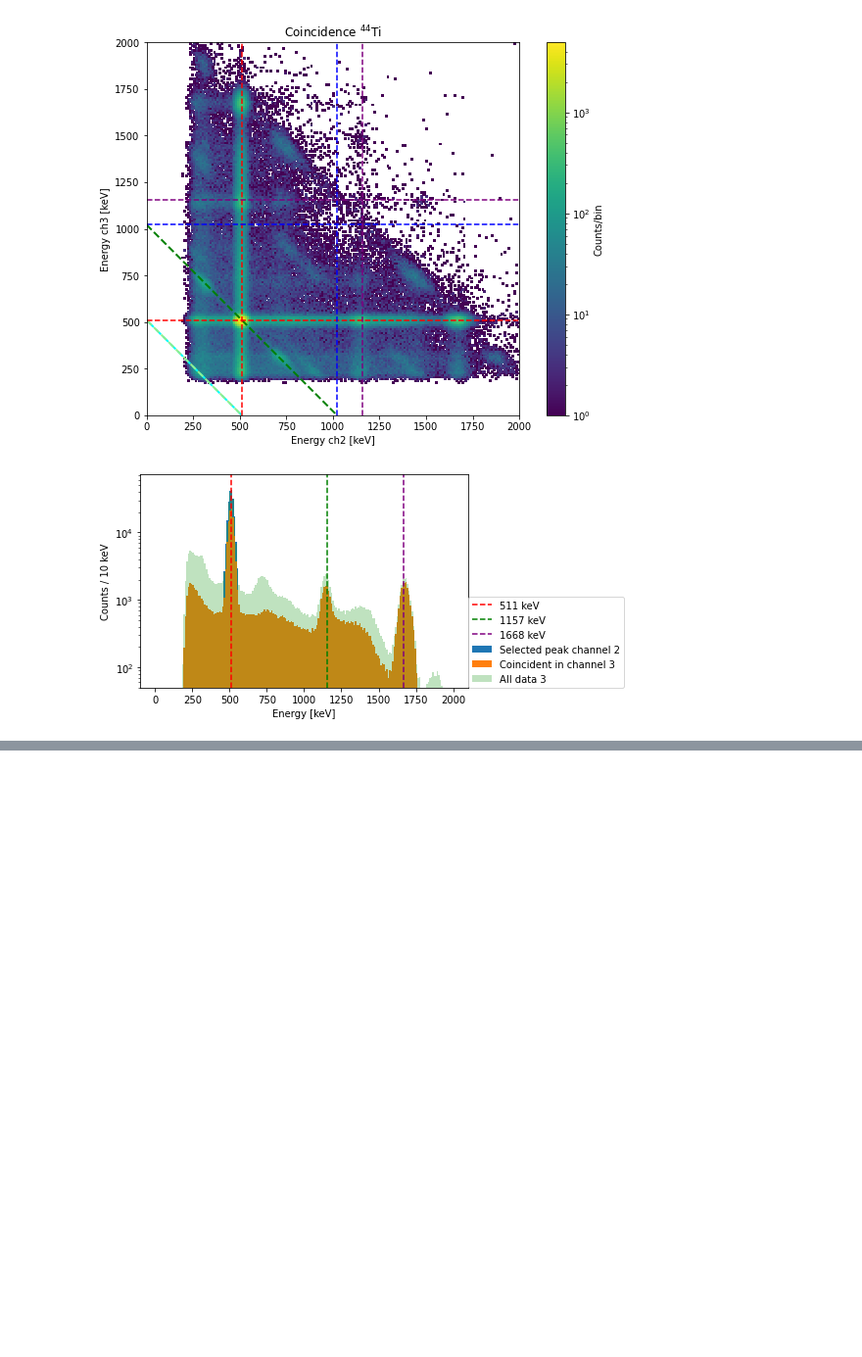
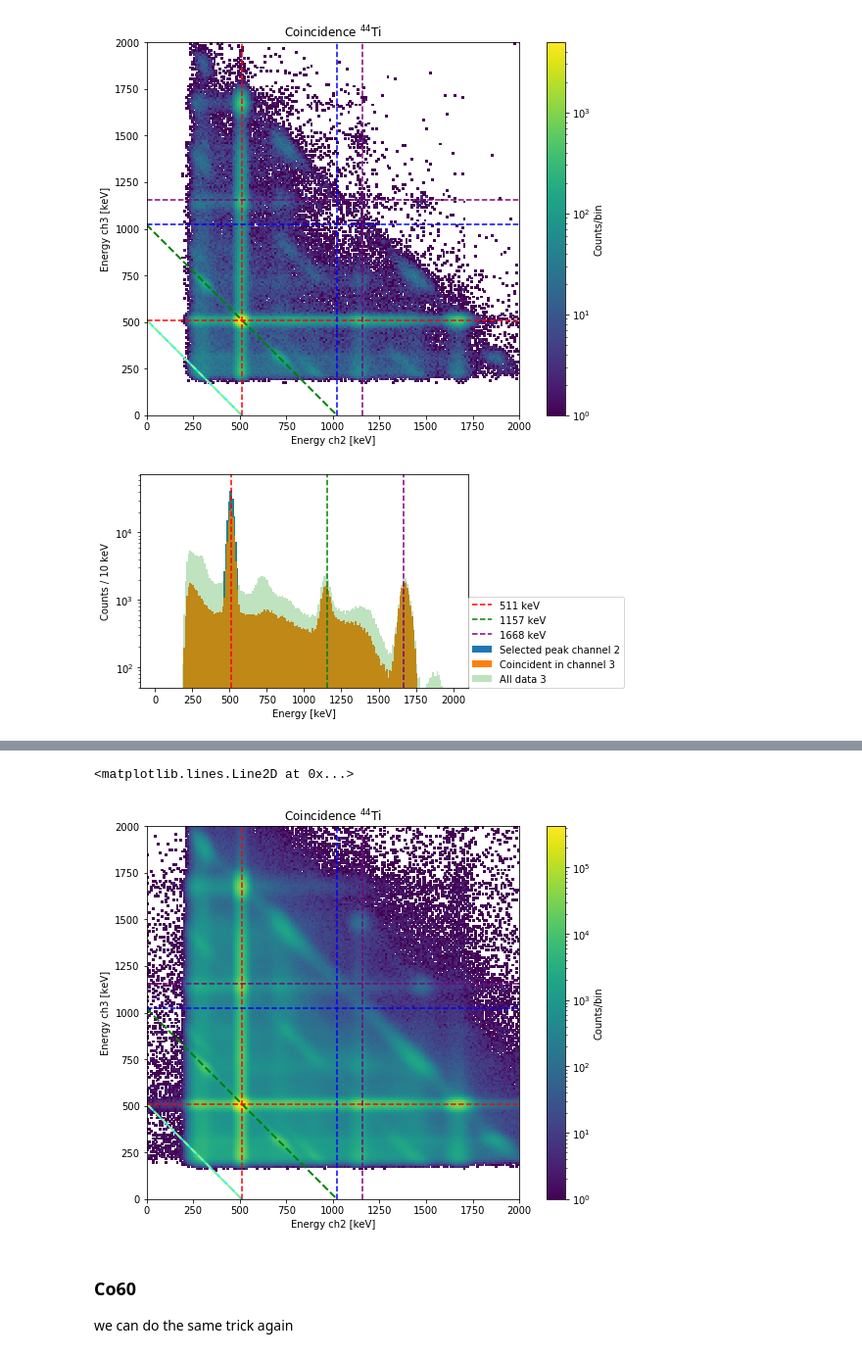
Before and after one commit to JoranAngevaare/RP2020, a Jupyter notebook: 01_coincidence_measurements/3. open_raw_root_and_ti44.ipynb, the cells around one changed output, grey strips where cells are left out. Shown at 98% size. Drawn from its saved outputs; the diff is of its cells as text; code cells hidden in the pictures; blank space fills up the shorter version.

```diff
--- a/01_coincidence_measurements/3. open_raw_root_and_ti44.ipynb
+++ b/01_coincidence_measurements/3. open_raw_root_and_ti44.ipynb
@@ -217,0 +316,2 @@ plt.ylim(ymin=50);
+# %%
+save_dir = f'../data/ti44'
@@ -217,0 +341,9 @@ plt.ylim(ymin=50);
+# %%
+# Let's make one giant array of pandas dataframes. We will combine them in a second
+combined = []
+for f in tqdm.tqdm(os.listdir(save_dir)):
+    path = os.path.join(save_dir, f)
+    combined.append(pd.read_csv(path))
+# %%
+%%time
+combined_ti44 = pd.concat(combined)
@@ -217,0 +368,4 @@ plt.ylim(ymin=50);
+# %%
+%%time
+# Notice that we do have to check the time ordering as the csv-files are loaded in a random order
+matched_ti44 = easy_coincidence_matching(combined_ti44, source='Ti44', check_time_order = True)
@@ -217,0 +377,24 @@ plt.ylim(ymin=50);
+# %%
+%%time
+plt.figure(figsize=(10,7))
+plt.hist2d(
+    matched_ti44['e_ch2'],
+    matched_ti44['e_ch3'],
+    bins = 200,
+    norm=LogNorm(),
+    range=[[0,2000],[0,2000]]);
+plt.plot([511,0], [0,511], linestyle = '--', linewidth = 2, c = 'cyan')
+plt.plot([0,511], [511,0], linestyle = '--', linewidth = 2, c = 'lightgreen')
+plt.plot([0,511+511], [511+511,0], linestyle = '--', linewidth = 2, c = 'green')
+plt.gca().set_aspect(1)
+plt.colorbar(label='Counts/bin')
+plt.xlabel('Energy ch2 [keV]')
+plt.ylabel('Energy ch3 [keV]')
+plt.title('Coincidence ${}^{44}$Ti');
+plt.axvline(511, c = 'r', linestyle = '--')
+plt.axhline(511, c = 'r', linestyle = '--')
+plt.axvline(511*2, c = 'b', linestyle = '--')
+plt.axhline(511*2, c = 'b', linestyle = '--')
+plt.axvline(1157, c = 'purple', linestyle = '--', label = '1157 keV')
+plt.axhline(1157, c = 'purple', linestyle = '--', label = '1157 keV')
+# %% [output]
@@ -217,0 +403,5 @@ plt.ylim(ymin=50);
+<matplotlib.lines.Line2D at 0x...>
+[figure, added]
+# %% [markdown]
+### Co60
+we can do the same trick again
```
Also changed, not shown: parts of 28 cells of this notebook, 1 other file.
